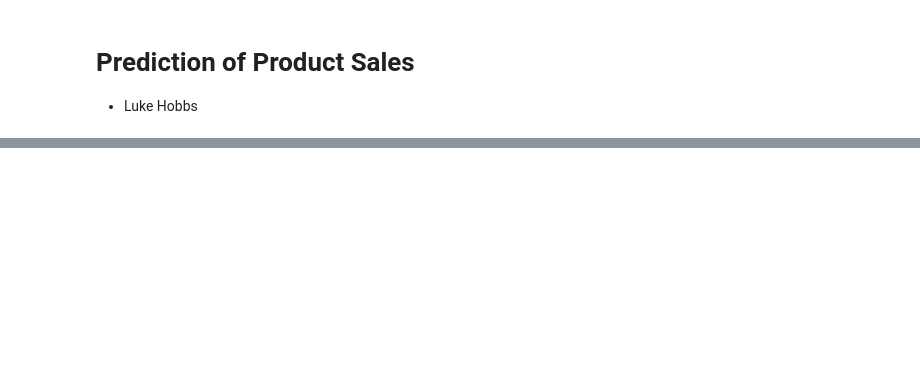
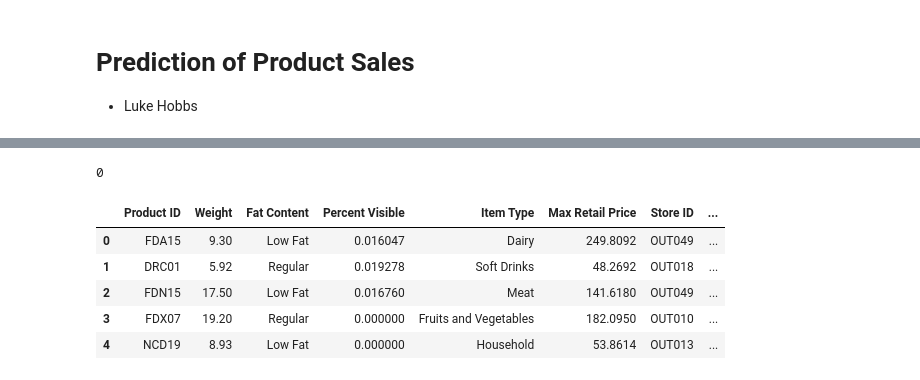
Before and after one commit to Rovidicus/Prediction-of-Product-Sales, a Jupyter notebook: PredictionofProductSales_LukeH.ipynb, the cells around one changed output, grey strips where cells are left out. Cells and saved outputs as stored; diff of their text form; code cells hidden in the pictures; blank space fills up the shorter version.

```diff
--- a/PredictionofProductSales_LukeH.ipynb
+++ b/PredictionofProductSales_LukeH.ipynb
@@ -11,0 +78,22 @@
+# %%
+# Discover and remove duplicates
+dup_rows = df.duplicated()
+dup_rows.sum()
+# %% [output]
+0
+# %%
+# Renaming columns to be more presentable with dictionary
+rename_dict = {'Item_Identifier': 'Product ID', 'Item_Weight': 'Weight',
+                'Item_Fat_Content': 'Fat Content', 'Item_Visibility': 'Percent Visible',
+                'Item_Type':'Item Type', 'Item_MRP': 'Max Retail Price', 'Outlet_Identifier': 'Store ID',
+                'Outlet_Establishment_Year': 'Year Established', 'Outlet_Size': 'Store Size',
+                'Outlet_Location_Type': 'Location Type', 'Outlet_Type': 'Store Type', 'Item_Outlet_Sales': 'Item Store Sales' }
+df = df.rename(rename_dict, axis=1)
+df.head()
+# %% [output]
+|  | Product ID | Weight | Fat Content | Percent Visible | Item Type | Max Retail Price | Store ID | ... |
+| 0 | FDA15 | 9.30 | Low Fat | 0.016047 | Dairy | 249.8092 | OUT049 | ... |
+| 1 | DRC01 | 5.92 | Regular | 0.019278 | Soft Drinks | 48.2692 | OUT018 | ... |
+| 2 | FDN15 | 17.50 | Low Fat | 0.016760 | Meat | 141.6180 | OUT049 | ... |
+| 3 | FDX07 | 19.20 | Regular | 0.000000 | Fruits and Vegetables | 182.0950 | OUT010 | ... |
+| 4 | NCD19 | 8.93 | Low Fat | 0.000000 | Household | 53.8614 | OUT013 | ... |
```
Also changed, not shown: parts of 32 cells of this notebook.
